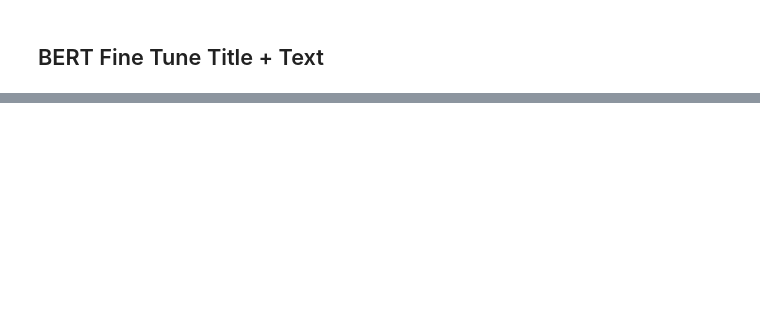
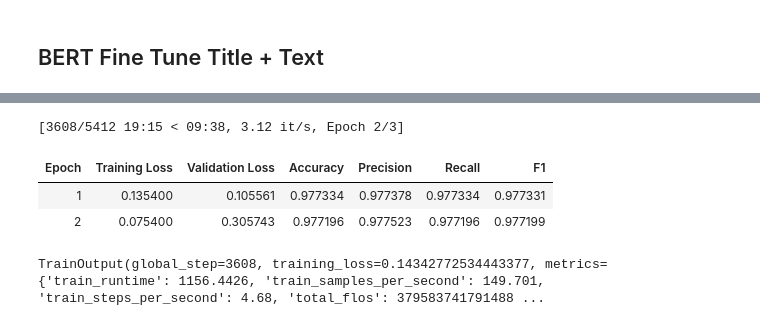
Before and after one commit to rzkyrhmdian/Data-Mining_Fake-News-Classification, a Jupyter notebook: main.ipynb, the cells around one changed output, grey strips where cells are left out. Saved outputs shown, nothing was run; the diff lists cells and outputs as text; code cells hidden in the pictures; blank space fills up the shorter version.

```diff
--- a/main.ipynb
+++ b/main.ipynb
@@ -1386,8 +1553,5 @@ def bert_embed_batched(texts, tokenizer, model, batch_size=32, max_length=128):
 
     return torch.cat(all_embeddings, dim=0)
 
-X_train = X_train.astype(str).tolist()
-X_test = X_test.astype(str).tolist()
-
 bert_train = bert_embed_batched(X_train, tokenizer, bert_model, batch_size=32)
 bert_test = bert_embed_batched(X_test, tokenizer, bert_model, batch_size=32)
@@ -1446,8 +1612,9 @@ XGBoost Accuracy: 0.9548069591737715
 # %%
+nb_pipeline = make_pipeline(MinMaxScaler(), nb)
 voting = VotingClassifier(
     estimators=[
         ('logistic', Logistic),
-        ('nb', nb),
+        ('nb', nb_pipeline),
         ('rf', rf),
         ('xgb', xgb)
     ],
@@ -1772,30 +1998,40 @@ def compute_metrics(pred):
 # %%
 training_args = TrainingArguments(
     output_dir="./bert_finetuned",
-    evaluation_strategy="epoch",
+    eval_strategy="epoch",
     save_strategy="epoch",
     learning_rate=2e-5,
     num_train_epochs=3,
     per_device_train_batch_size=16,
     per_device_eval_batch_size=32,
     weight_decay=0.01,
     load_best_model_at_end=True,
     metric_for_best_model="f1",
     logging_steps=50,
-    fp16=torch.cuda.is_available()
+    report_to="none",
+    disable_tqdm=False,
+    fp16=torch.cuda.is_available(),
+    dataloader_num_workers=2
 )
 
 trainer = Trainer(
     model=model,
     args=training_args,
     train_dataset=tokenized["train"],
     eval_dataset=tokenized["test"],
     tokenizer=tokenizer,
     data_collator=data_collator,
-    compute_metrics=compute_metrics
+    compute_metrics=compute_metrics,
+    callbacks=[EarlyStoppingCallback(early_stopping_patience=1)]
 )
 
 trainer.train()
+# %% [output]
+[3608/5412 19:15 < 09:38, 3.12 it/s, Epoch 2/3]
+| Epoch | Training Loss | Validation Loss | Accuracy | Precision | Recall | F1 |
+| 1 | 0.135400 | 0.105561 | 0.977334 | 0.977378 | 0.977334 | 0.977331 |
+| 2 | 0.075400 | 0.305743 | 0.977196 | 0.977523 | 0.977196 | 0.977199 |
+TrainOutput(global_step=3608, training_loss=0.14342772534443377, metrics={'train_runtime': 1156.4426, 'train_samples_per_second': 149.701, 'train_steps_per_second': 4.68, 'total_flos': 379583741791488 ...
 # %%
 results = trainer.evaluate()
 print("Evaluation:", results)
```
Also changed, not shown: parts of 83 cells of this notebook.
